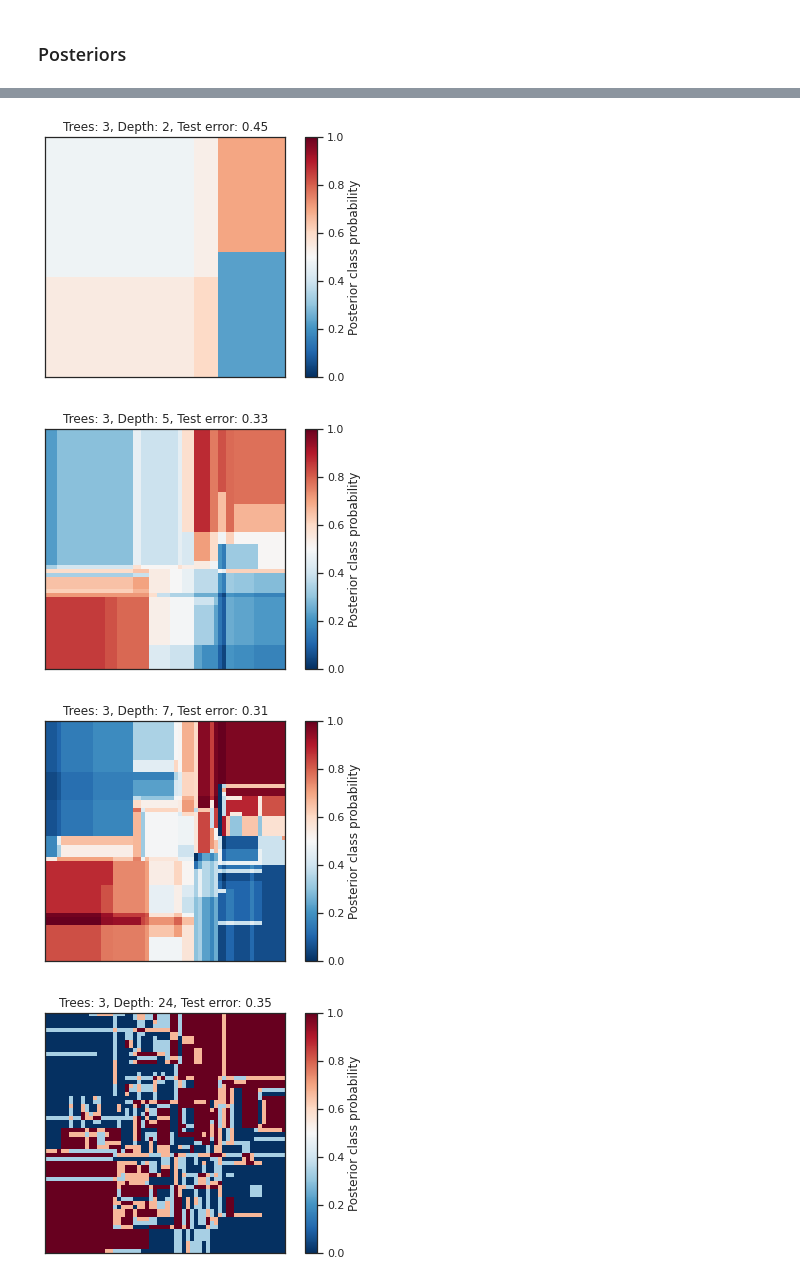
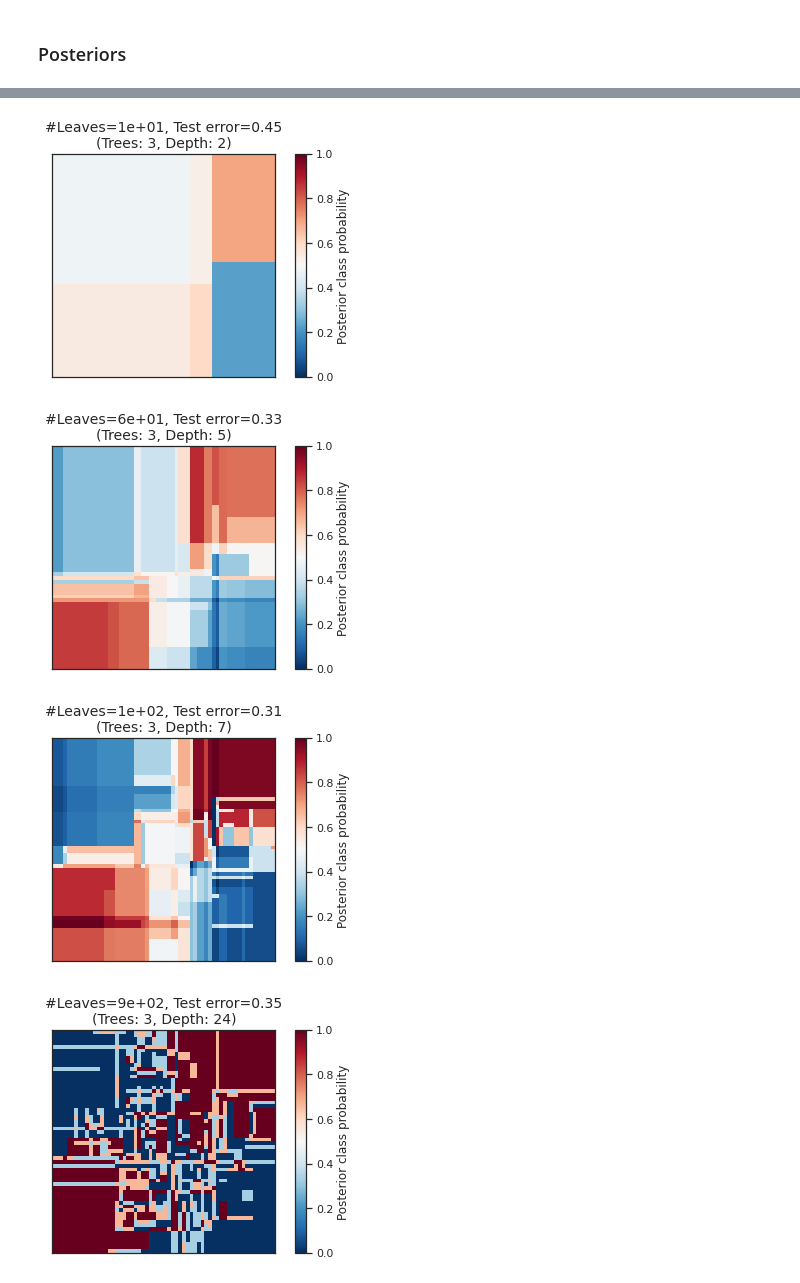
Before and after one commit to rflperry/double_descent, a Jupyter notebook: experiments/kaleab_xor_dd/plot_results_onepane.ipynb, the cells around one changed output, grey strips where cells are left out. Drawn from its saved outputs; the diff is of its cells as text; code cells hidden in the pictures.

```diff
--- a/experiments/kaleab_xor_dd/plot_results_onepane.ipynb
+++ b/experiments/kaleab_xor_dd/plot_results_onepane.ipynb
@@ -121,7 +121,7 @@ for el in [102, 942, 3042, 12282]:
     cbar.set_label('Posterior class probability')
     plt.xticks([])
     plt.yticks([])
-    plt.title(f'Width: {int(width)}, Depth: {int(depth)}, Test error: {err:.2f}')
+    plt.title(f'#Params={el:.0e}, Test error={err:.2f}\n(Width={int(width)}, Depth={int(depth)})', fontsize=14)
     plt.tight_layout()
     plt.savefig(f'./figures/posterior_plots/{dataset}_{algo}_{int(depth)}.pdf', bbox_inches='tight')
     plt.show()
@@ -157,7 +157,7 @@ for el in [24, 186, 942, 132866]:
     cbar.set_label('Posterior class probability')
     plt.xticks([])
     plt.yticks([])
-    plt.title(f'Width: {int(width)}, Depth: {int(depth)}, Test error: {err:.2f}')
+    plt.title(f'#Params={el:.0e}, Test error={err:.2f}\n(Width={int(width)}, Depth={int(depth)})', fontsize=14)
     plt.tight_layout()
     plt.savefig(f'./figures/posterior_plots/{dataset}_{algo}_{int(width)}.pdf', bbox_inches='tight')
     plt.show()
@@ -290,7 +290,7 @@ for el in [18, 56, 94, 754]:
     cbar.set_label('Posterior class probability')
     plt.xticks([])
     plt.yticks([])
-    plt.title(f'Trees: {int(n_est)}, Depth: {int(depth)}, Test error: {err:.2f}')
+    plt.title(f'#Leaves={el:.0e}, Test error={err:.2f}\n(Trees: {int(n_est)}, Depth: {int(depth)})', fontsize=14)
     plt.tight_layout()
     plt.savefig(f'./figures/posterior_plots/{dataset}_{algo}_{int(n_est)}.pdf', bbox_inches='tight')
     plt.show()
@@ -303,35 +303,35 @@ for el in [18, 56, 94, 754]:
 dataset = "xor"
 algo = "deep_forest"
 df = load_preprocess_forest(algo, dataset)
 
 xx, yy = np.meshgrid(
         np.arange(-3, 3, 0.1),
         np.arange(-3, 3, 0.1))
 
 
 param_key = 'expected_leaves'
 # for el in df[param_key].unique():
 for el in [11, 59, 136, 931]:
     n_est, depth, err = df[df[param_key].astype(int) == el].mean()[['n_estimators', 'max_depth', 'test_01_error']]
     indices = df[df[param_key].astype(int) == el].index
 
     avg_posteriors = np.zeros(xx.shape)
     for i in indices:
         Z = np.load(f'./varying_model_results/{dataset}/{dataset}_{algo}_posteriors/posterior_map_{i}.npy')
         avg_posteriors += Z / len(indices)
 
     # plt.figure(figsize=(7, 6))
     plt.imshow(Z, vmin=0, vmax=1, cmap='RdBu_r')
     cbar = plt.colorbar()
     cbar.set_label('Posterior class probability')
     plt.xticks([])
     plt.yticks([])
-    plt.title(f'Trees: {int(n_est)}, Depth: {int(depth)}, Test error: {err:.2f}')
+    plt.title(f'#Leaves={el:.0e}, Test error={err:.2f}\n(Trees: {int(n_est)}, Depth: {int(depth)})', fontsize=14)
     plt.tight_layout()
     plt.savefig(f'./figures/posterior_plots/{dataset}_{algo}_{int(depth)}.pdf', bbox_inches='tight')
     plt.show()
 # %% [output]
-[figure, old version]
+[figure, new version]
-[figure, old version]
+[figure, new version]
-[figure, old version]
+[figure, new version]
-[figure, old version]
+[figure, new version]
```
Also changed, not shown: parts of 3 cells of this notebook, 21 other files.
